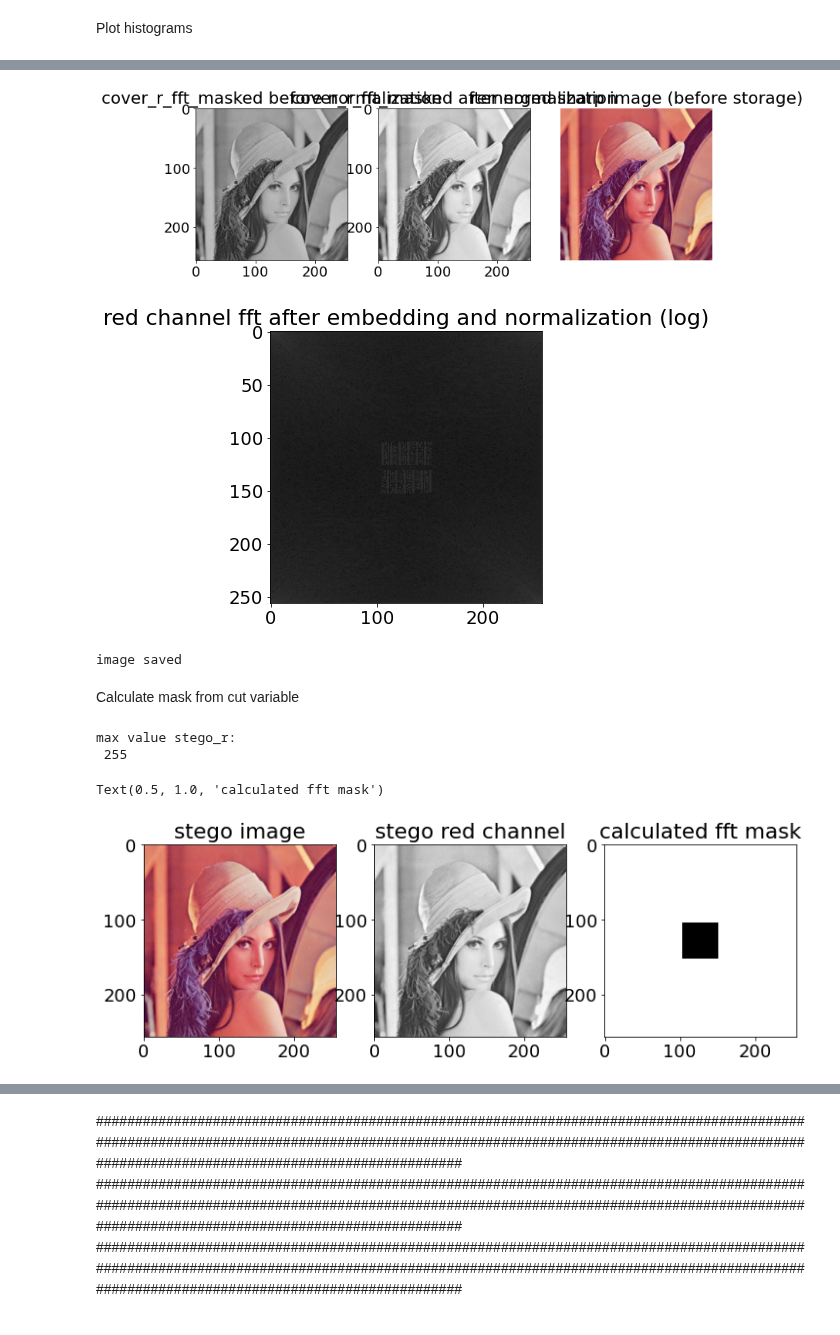
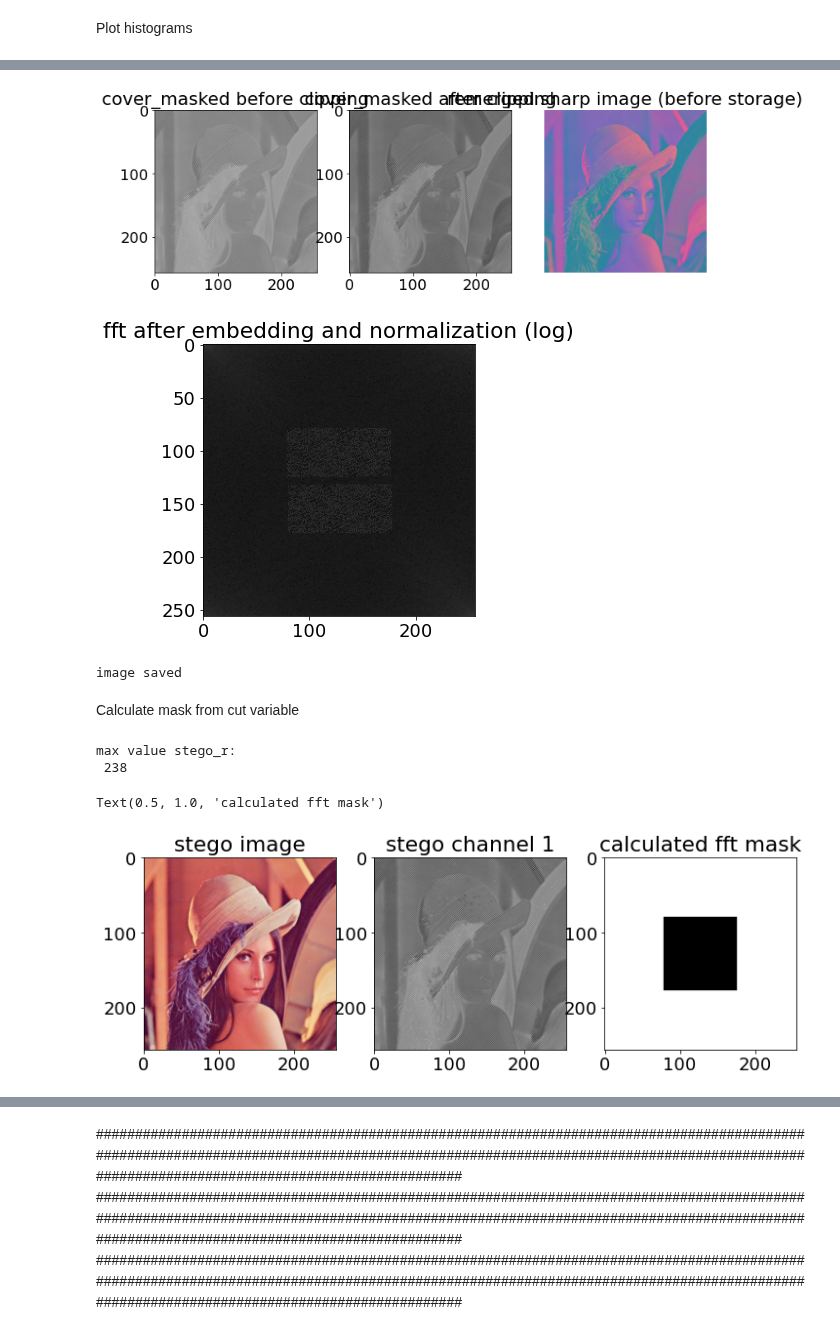
Before and after one commit to PIX3LFLUX/Steganosaurus, a Jupyter notebook: FFT_stego_sharp.ipynb, the cells around one changed output, grey strips where cells are left out. Saved outputs shown, nothing was run; the diff lists cells and outputs as text; code cells hidden in the pictures.

```diff
--- a/FFT_stego_sharp.ipynb
+++ b/FFT_stego_sharp.ipynb
@@ -49,7 +62,7 @@ Mean on ya, like a dream when I'm rumblin', you're gonna scream mama
 So bring drama to the King Brahma (then what?)
 Comin' at you with extreme mana
 """
-string="""Lorem ipsum dolor sit amet, consetetur sadipscing elitr, sed diam nonumy eirmod tempor invidunt ut labore et dolore magna aliquyam"""
+# string="""Lorem ipsum dolor sit amet, consetetur sadipscing elitr, sed diam nonumy eirmod tempor invidunt ut labore et dolore magna aliquyam"""
 
 """ string version """
 def text_to_bits(text, encoding='utf-8', errors='surrogatepass'):
@@ -152,8 +165,8 @@ def create_FFTmask(columns, rows, message, optcut = None):
 
 cover_fft_mask, cut = create_FFTmask(*(image.size), bin_encoded, True)
 
-cover_r_fft_masked = np.abs(np.fft.fft2(Rot))*cover_fft_mask
-im = Image.fromarray(20*np.log10(cover_r_fft_masked))
+cover_fft_masked = np.abs(np.fft.fft2(channel1))*cover_fft_mask
+im = Image.fromarray(10*np.log10(cover_fft_masked))
 plt.figure(figsize=(5,5))
 plt.imshow(im)
 plt.title("Red channel in frequency domain, filtered with mask (log)")
@@ -185,7 +198,7 @@ def embedBin2FFT(cover_channel, mask, message):
                     counter+=1
 
     # plot absolute after embedding information
-    im = Image.fromarray(20*np.log10(fft_abs))
+    im = Image.fromarray(10*np.log10(fft_abs))
     plt.figure(figsize=(5,5))
     plt.imshow(im)
     plt.title("Frequency domain after embedding (log)")
@@ -195,14 +208,14 @@ def embedBin2FFT(cover_channel, mask, message):
     return cover_masked
 
 # get channel with embedded binary data
-cover_r_masked = embedBin2FFT(Rot, cover_fft_mask, bin_encoded)
+cover_masked = embedBin2FFT(channel1, cover_fft_mask, bin_encoded)
 
 # normalize output
-cover_r_masked_clip = np.clip(cover_r_masked, 0,255).astype("uint8")
+cover_masked_clip = np.clip(cover_masked, 0,255).astype("uint8")
 # cover_r_masked_norm = convert(cover_r_masked, 0,255, np.uint8)
 
 # merge layers
-stego =  np.stack((cover_r_masked_clip, Grün, Blau), axis=2).astype('uint8')
+stego =  np.stack((channel0, cover_masked_clip, channel2), axis=2).astype('uint8')
 # create steganogram
-stego_img = Image.fromarray(stego)
+stego_img = Image.fromarray(stego, "YCbCr").convert("RGB")
 # %% [output]
@@ -246,50 +259,50 @@ plt.show()
 # %%
 # some plots
 plt.figure()
 plt.subplot(131)
-plt.imshow(cover_r_masked, cmap="gray")
-plt.title("cover_r_fft_masked before normalization")
+plt.imshow(cover_masked, cmap="gray")
+plt.title("cover_masked before clipping")
 plt.subplot(132)
-plt.imshow(cover_r_masked_clip, cmap="gray")
-plt.title("cover_r_fft_masked after normalization")
+plt.imshow(cover_masked_clip, cmap="gray")
+plt.title("cover_masked after clipping")
 plt.subplot(133)
 plt.axis('off')
 plt.imshow(stego_img) #Show picture with embeddes secret message
 plt.title("remerged sharp image (before storage)")
 
 
 
-sanity_check = Image.fromarray(10*np.log10(np.abs(np.fft.fft2(cover_r_masked_clip))))
+sanity_check = Image.fromarray(10*np.log10(np.abs(np.fft.fft2(cover_masked_clip))))
 plt.figure(figsize=(5,5))
 plt.imshow(sanity_check, cmap="gray")
-plt.title("red channel fft after embedding and normalization (log)")
+plt.title("fft after embedding and normalization (log)")
 
 plt.show()
 
 im = stego_img.save("ImageSources\\Steganograms\\remerged_sharp.png")     #save image as png
 print("image saved")
 # %% [output]
-[figure, old version]
+[figure, new version]
-[figure, old version]
+[figure, new version]
 image saved
 # %% [markdown]
 Calculate mask from cut variable
 # %%
 # load and plot image
-stego_img = Image.open("ImageSources\\Steganograms\\remerged_sharp.png")
+stego_img = Image.open("ImageSources\\Steganograms\\remerged_sharp.png").convert("YCbCr")
 
 plt.figure()
 plt.subplot(131)
 plt.imshow(stego_img)
 plt.title("stego image")
 
-stego_r, stego_g, stego_b = stego_img.split() #split image into its RGB channels
+steg_channel0, steg_channel1, steg_channel2 = stego_img.split() #split image into its RGB channels
 
 plt.subplot(132)
-plt.imshow(stego_r, cmap="gray")
-plt.title("stego red channel")
+plt.imshow(steg_chromB, cmap="gray")
+plt.title("stego channel 1")
 
-print("max value stego_r:\n", np.max(stego_r))
+print("max value stego_r:\n", np.max(steg_channel1))
 
 # calculate mask
 def calculate_FFTmask(columns, rows, cut = None):
@@ -311,9 +324,9 @@ plt.imshow(stego_fft_mask, cmap="gray")
 plt.title("calculated fft mask")
 # %% [output]
 max value stego_r:
- 255
+ 238
 Text(0.5, 1.0, 'calculated fft mask')
-[figure, old version]
+[figure, new version]
 # %%
 def get_message(stego_channel, mask):
     # transform R channel into frequency domain
```
Also changed, not shown: parts of 6 cells of this notebook, 4 other files.
